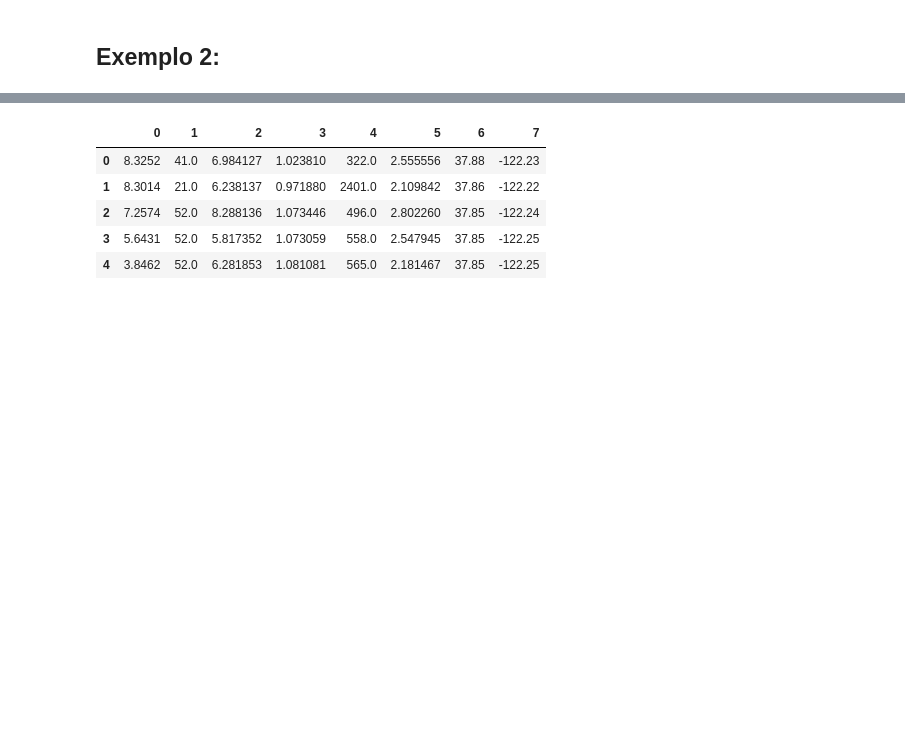
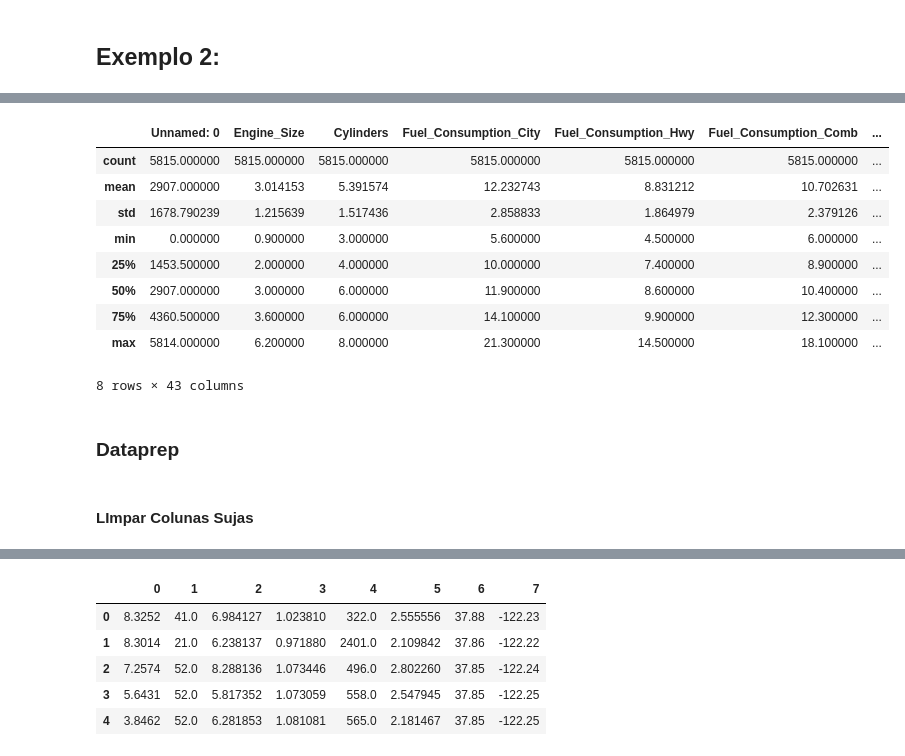
Before and after one commit to leocsato/data_science_studies, a Jupyter notebook: 08_Regressao/Analise de residuos/Analise de Residuos.ipynb, the cells around one changed output, grey strips where cells are left out. Cells and saved outputs as stored; diff of their text form; code cells hidden in the pictures; blank space fills up the shorter version.

```diff
--- a/08_Regressao/Analise de residuos/Analise de Residuos.ipynb
+++ b/08_Regressao/Analise de residuos/Analise de Residuos.ipynb
@@ -40,0 +103,2 @@ import sklearn
+# %%
+base = pd.read_csv("final_co2.csv")
@@ -40,0 +115,13 @@ import sklearn
+# %%
+base.describe()
+# %% [output]
+|  | Unnamed: 0 | Engine_Size | Cylinders | Fuel_Consumption_City | Fuel_Consumption_Hwy | Fuel_Consumption_Comb | ... |
+| count | 5815.000000 | 5815.000000 | 5815.000000 | 5815.000000 | 5815.000000 | 5815.000000 | ... |
+| mean | 2907.000000 | 3.014153 | 5.391574 | 12.232743 | 8.831212 | 10.702631 | ... |
+| std | 1678.790239 | 1.215639 | 1.517436 | 2.858833 | 1.864979 | 2.379126 | ... |
+| min | 0.000000 | 0.900000 | 3.000000 | 5.600000 | 4.500000 | 6.000000 | ... |
+| 25% | 1453.500000 | 2.000000 | 4.000000 | 10.000000 | 7.400000 | 8.900000 | ... |
+| 50% | 2907.000000 | 3.000000 | 6.000000 | 11.900000 | 8.600000 | 10.400000 | ... |
+| 75% | 4360.500000 | 3.600000 | 6.000000 | 14.100000 | 9.900000 | 12.300000 | ... |
+| max | 5814.000000 | 6.200000 | 8.000000 | 21.300000 | 14.500000 | 18.100000 | ... |
+8 rows × 43 columns
@@ -40,0 +130,4 @@ import sklearn
+# %% [markdown]
+### Dataprep
+# %% [markdown]
+#### LImpar Colunas Sujas
```
Also changed, not shown: parts of 37 cells of this notebook, 1 other file.
